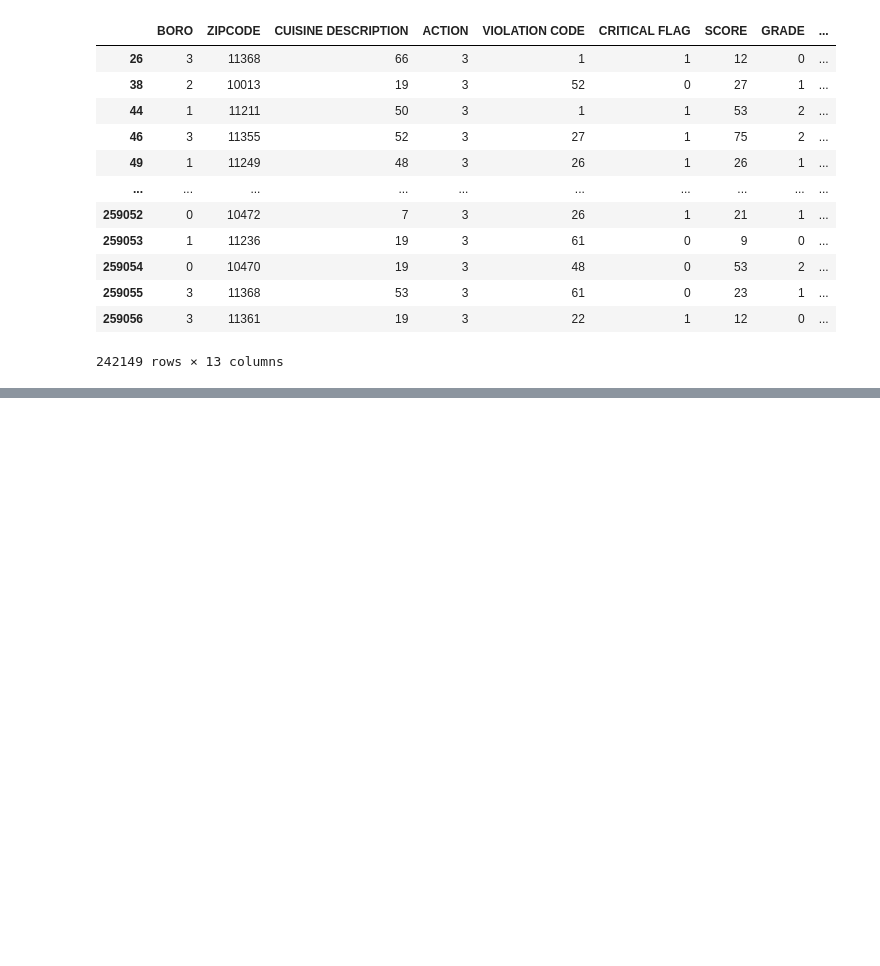
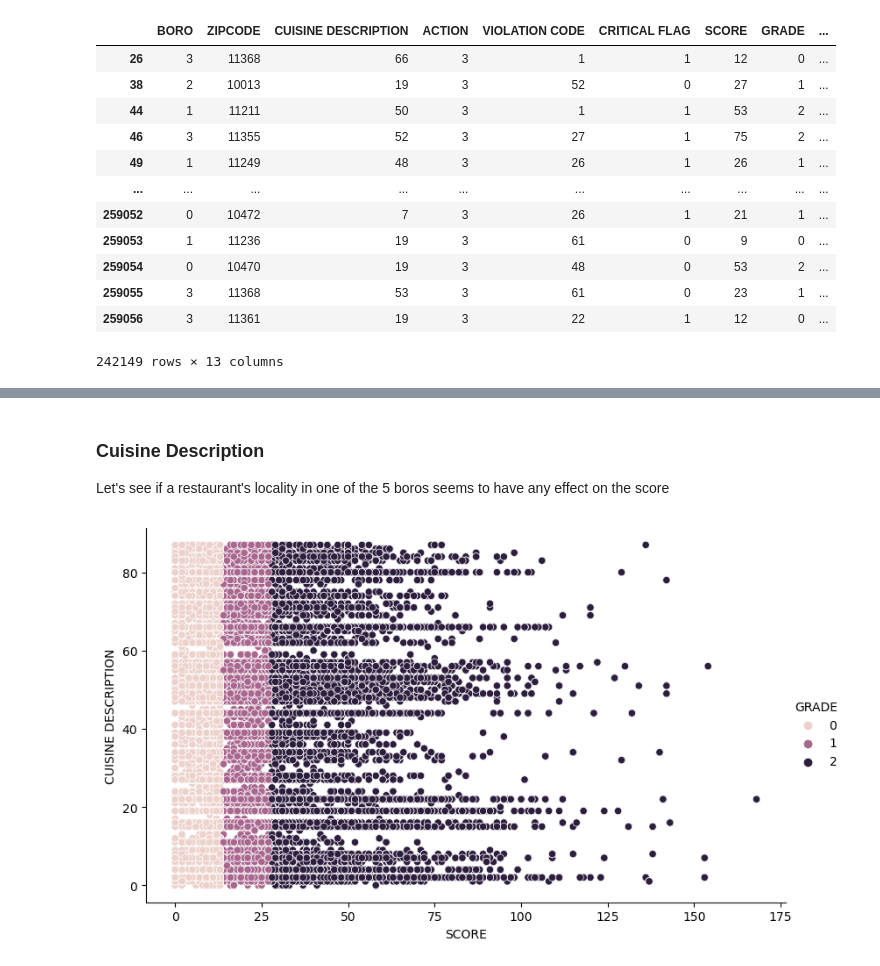
Before and after one commit to jackr276/Collision-Data-Classification, a Jupyter notebook: NYC-Restaurant-Inspections.ipynb, the cells around one changed output, grey strips where cells are left out. Drawn from its saved outputs; the diff is of its cells as text; code cells hidden in the pictures; blank space fills up the shorter version.

```diff
--- a/NYC-Restaurant-Inspections.ipynb
+++ b/NYC-Restaurant-Inspections.ipynb
@@ -469,0 +474,8 @@ Let's see if a restaurant's locality in one of the 5 boros seems to have any eff
+# %% [markdown]
+### Cuisine Description
+Let's see if a restaurant's locality in one of the 5 boros seems to have any effect on the score
+# %%
+sns.relplot(data=inspections, x='SCORE', y='CUISINE DESCRIPTION', hue='GRADE', aspect=1.61)
+plt.show()
+# %% [output]
+[figure, added]
```
Also changed, not shown: parts of 23 cells of this notebook.
